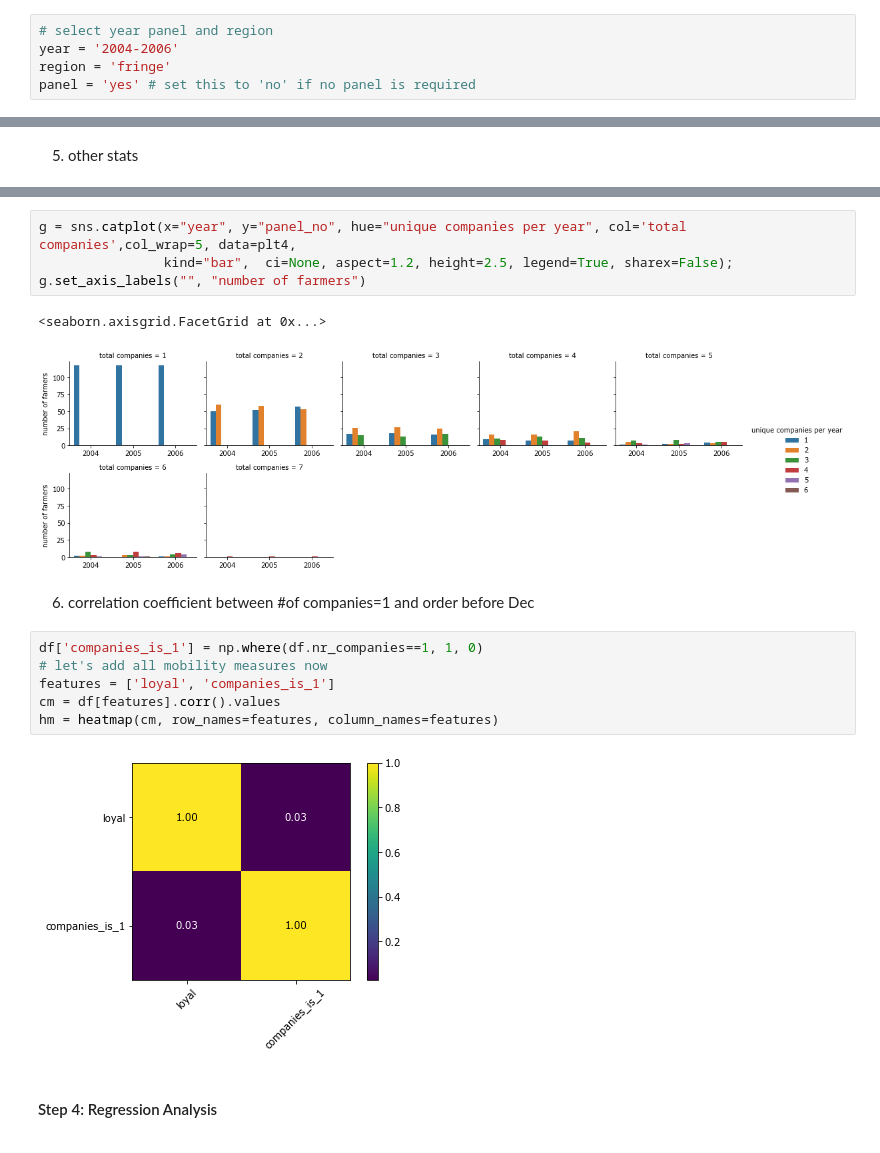
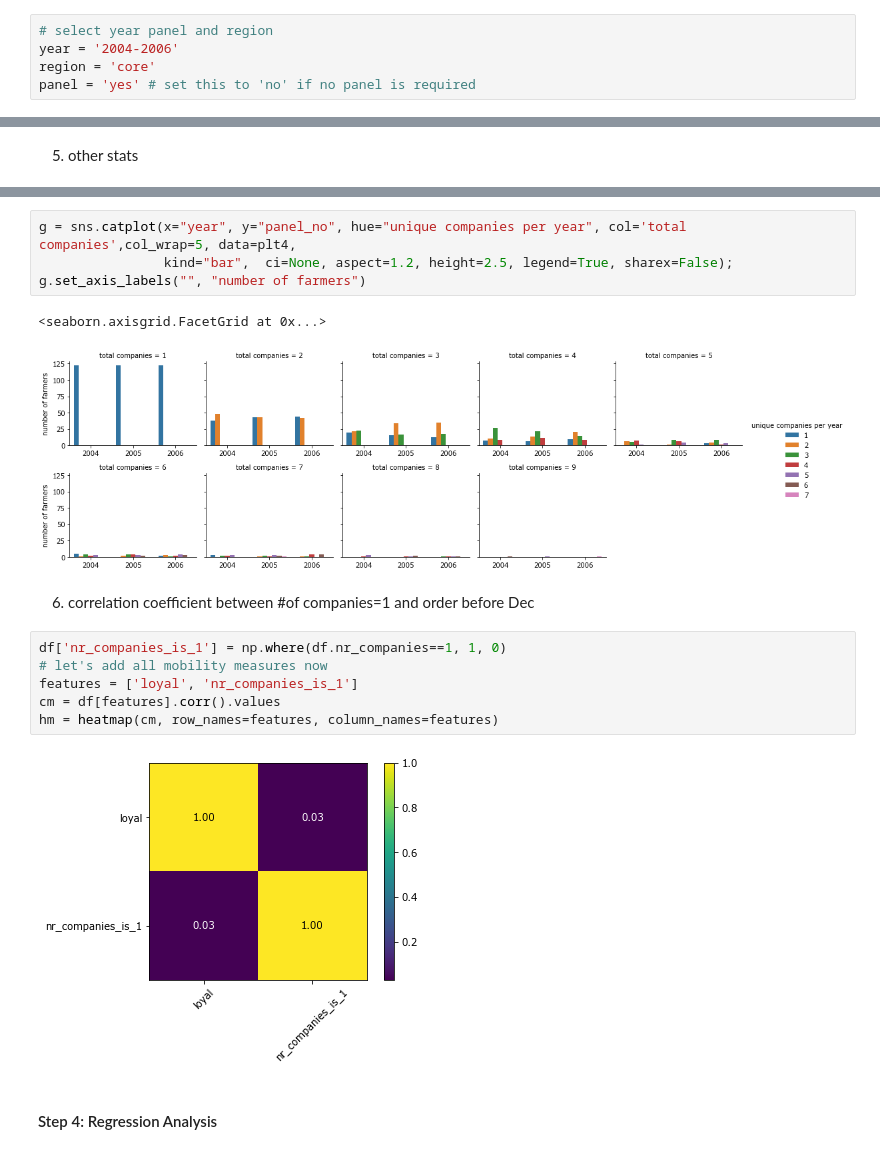
Before and after one commit to corneliailin/corneliailin.github.io, a Jupyter notebook: code/proof_loyalty.ipynb, the cells around one changed output, grey strips where cells are left out. Cells and saved outputs as stored; diff of their text form.

```diff
--- a/code/proof_loyalty.ipynb
+++ b/code/proof_loyalty.ipynb
@@ -115,7 +115,7 @@ core['seed_desc'] = np.where(core.conventional==1, 'conventional',
 # %%
 # select year panel and region
 year = '2004-2006'
-region = 'fringe'
+region = 'core'
 panel = 'yes' # set this to 'no' if no panel is required
 # %%
 year_panel = ['2004-2006', '2007-2009', '2004-2009']
@@ -308,17 +315,17 @@ g = sns.catplot(x="year", y="panel_no", hue="unique companies per year", col='to
 g.set_axis_labels("", "number of farmers")
 # %% [output]
 <seaborn.axisgrid.FacetGrid at 0x...>
-[figure, old version]
+[figure, new version]
 # %% [markdown]
 6) correlation coefficient between #of companies=1 and order before Dec
 # %%
-df['companies_is_1'] = np.where(df.nr_companies==1, 1, 0)
+df['nr_companies_is_1'] = np.where(df.nr_companies==1, 1, 0)
 # let's add all mobility measures now
-features = ['loyal', 'companies_is_1']
+features = ['loyal', 'nr_companies_is_1']
 cm = df[features].corr().values
 hm = heatmap(cm, row_names=features, column_names=features)
 # %% [output]
-[figure, old version]
+[figure, new version]
 # %% [markdown]
 #### Step 4: Regression Analysis
 # %% [markdown]
```
Also changed, not shown: parts of 17 cells of this notebook.
